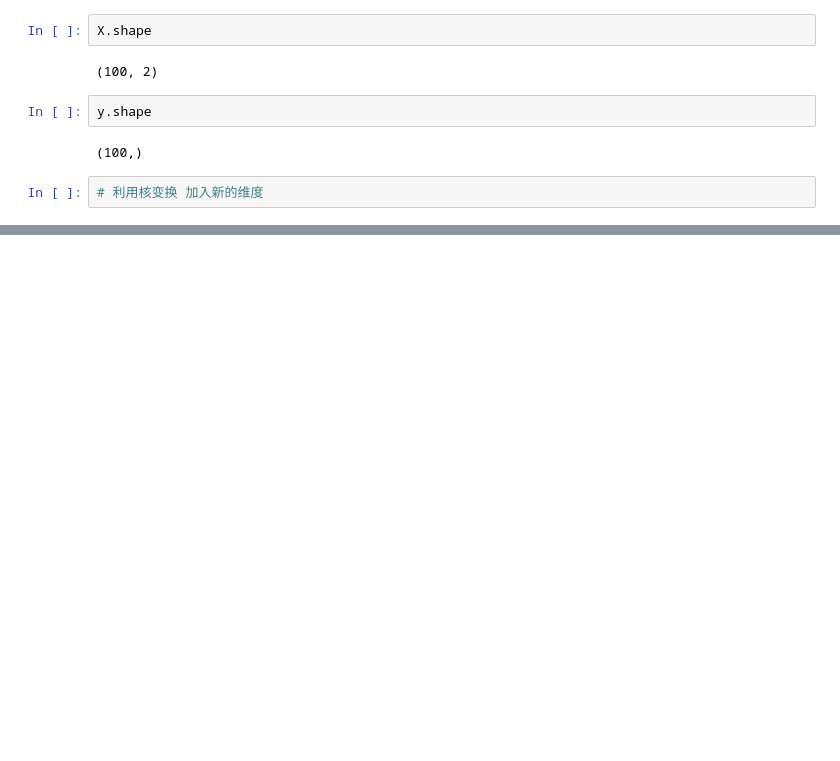
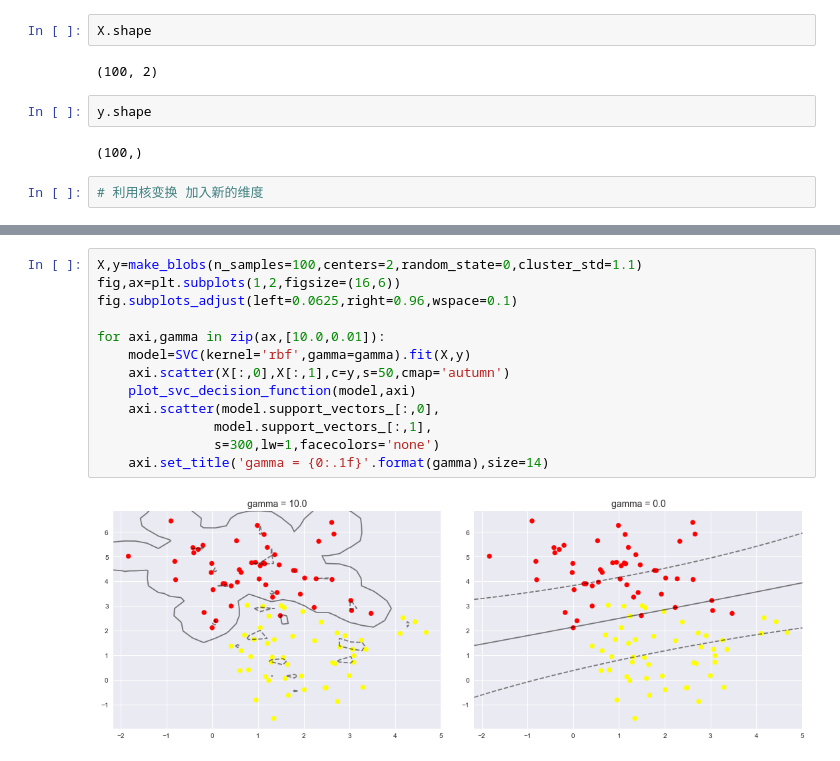
Before and after one commit to lixixi89055465/py_stu, a Jupyter notebook: tangyudi/配套案例/支持向量机/support_vector_machine.ipynb, the cells around one changed output, grey strips where cells are left out. Drawn from its saved outputs; the diff is of its cells as text; blank space fills up the shorter version.

```diff
--- a/tangyudi/配套案例/支持向量机/support_vector_machine.ipynb
+++ b/tangyudi/配套案例/支持向量机/support_vector_machine.ipynb
@@ -175,0 +202,15 @@ plt.scatter(clf.support_vectors_[:,0],clf.support_vectors_[:,1],s=300,lw=1,facec
+# %%
+X,y=make_blobs(n_samples=100,centers=2,random_state=0,cluster_std=1.1)
+fig,ax=plt.subplots(1,2,figsize=(16,6))
+fig.subplots_adjust(left=0.0625,right=0.96,wspace=0.1)
+
+for axi,gamma in zip(ax,[10.0,0.01]):
+    model=SVC(kernel='rbf',gamma=gamma).fit(X,y)
+    axi.scatter(X[:,0],X[:,1],c=y,s=50,cmap='autumn')
+    plot_svc_decision_function(model,axi)
+    axi.scatter(model.support_vectors_[:,0],
+               model.support_vectors_[:,1],
+               s=300,lw=1,facecolors='none')
+    axi.set_title('gamma = {0:.1f}'.format(gamma),size=14)
+# %% [output]
+[figure, added]
```
Also changed, not shown: parts of 6 cells of this notebook.
